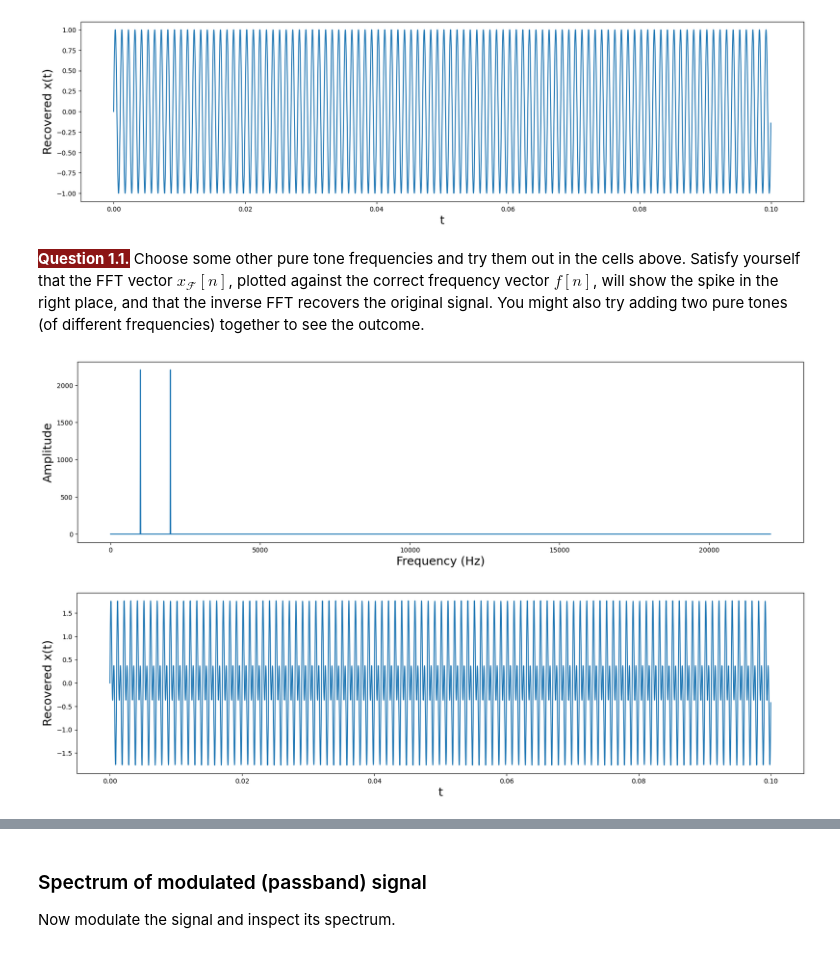
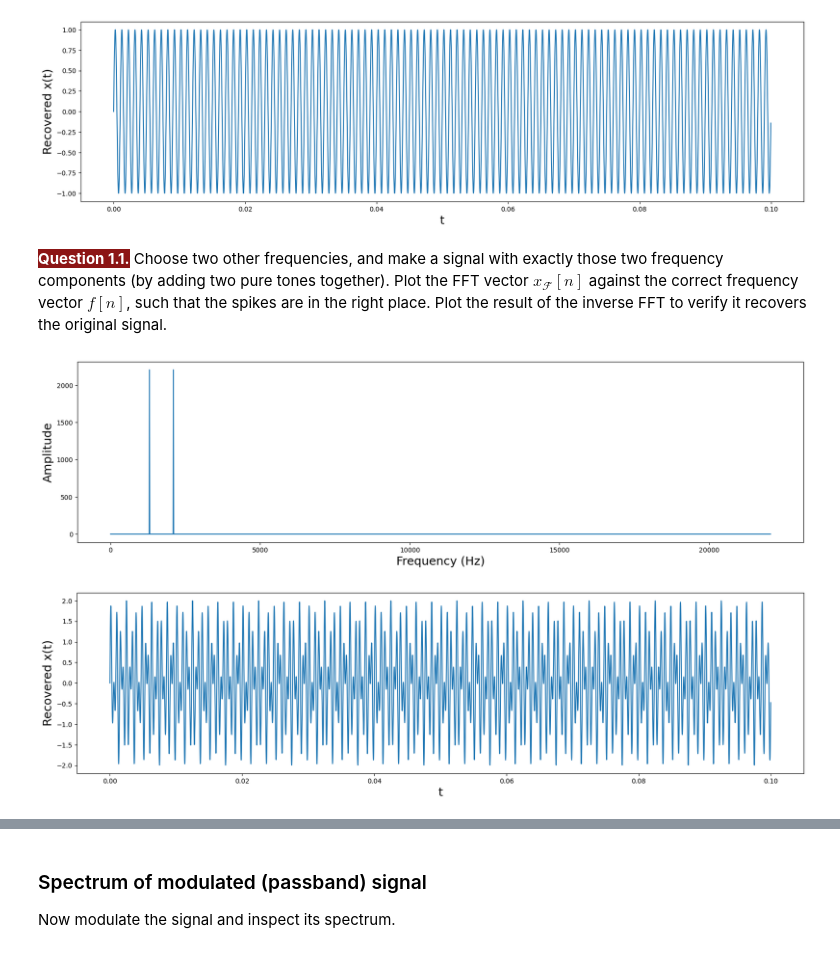
Before and after one commit to Kizjkre/engr76-2b-rewrite, a Jupyter notebook: project2b-solution.ipynb, the cells around one changed output, grey strips where cells are left out. Cells and saved outputs as stored; diff of their text form; code cells hidden in the pictures.

```diff
--- a/project2b-solution.ipynb
+++ b/project2b-solution.ipynb
@@ -164,7 +164,7 @@ plt.show()
 # %% [output]
 [figure]
 # %% [markdown]
-<span style="background-color: #8C1515; font-weight: bold; color: white;">Question 1.1.</span> Choose some other pure tone frequencies and try them out in the cells above. Satisfy yourself that the FFT vector $x_\mathcal{F}[n]$, plotted against the correct frequency vector $f[n]$, will show the spike in the right place, and that the inverse FFT recovers the original signal. You might also try adding two pure tones (of different frequencies) together to see the outcome.
+<span style="background-color: #8C1515; font-weight: bold; color: white;">Question 1.1.</span> Choose two other frequencies, and make a signal with exactly those two frequency components (by adding two pure tones together). Plot the FFT vector $x_\mathcal{F}[n]$ against the correct frequency vector $f[n]$, such that the spikes are in the right place. Plot the result of the inverse FFT to verify it recovers the original signal.
 # %%
 # Cell for Question 1.1
 # plot frequency spectrum
@@ -174,27 +174,32 @@ plt.show()
 # %%
 # solution code - delete before sending to students!
 
-x = np.sin(2 * π * 1000 * t) + np.sin(2 * π * 2000 * t)
-
+f_fft = None
+x_fft = None
+##### YOUR CODE HERE ######
+x = np.sin(2 * π * 1300 * t) + np.sin(2 * π * 2100 * t)
 x_fft = rfft(x)
 f_fft = rfftfreq(x.size, Ts)
+###########################
+
 plt.plot(f_fft, np.abs(x_fft))
 plt.xlabel('Frequency (Hz)', size=18)
 plt.ylabel('Amplitude', size=18);
 # %% [output]
-[figure, old version]
+[figure, new version]
 # %%
 # solution code - delete before sending to students!
 
+##### YOUR CODE HERE ######
 x_recovered = irfft(x_fft)
+###########################
 
 plt.plot(t, x_recovered)
 plt.xlabel('t', size=18)
 plt.ylabel('Recovered x(t)', size=18)
 plt.show()
-plt.show()
 # %% [output]
-[figure, old version]
+[figure, new version]
 # %% [markdown]
 # Part 2: The spectrum of the transmitted signal (15 points)
 
```
Also changed, not shown: parts of 39 cells of this notebook.
